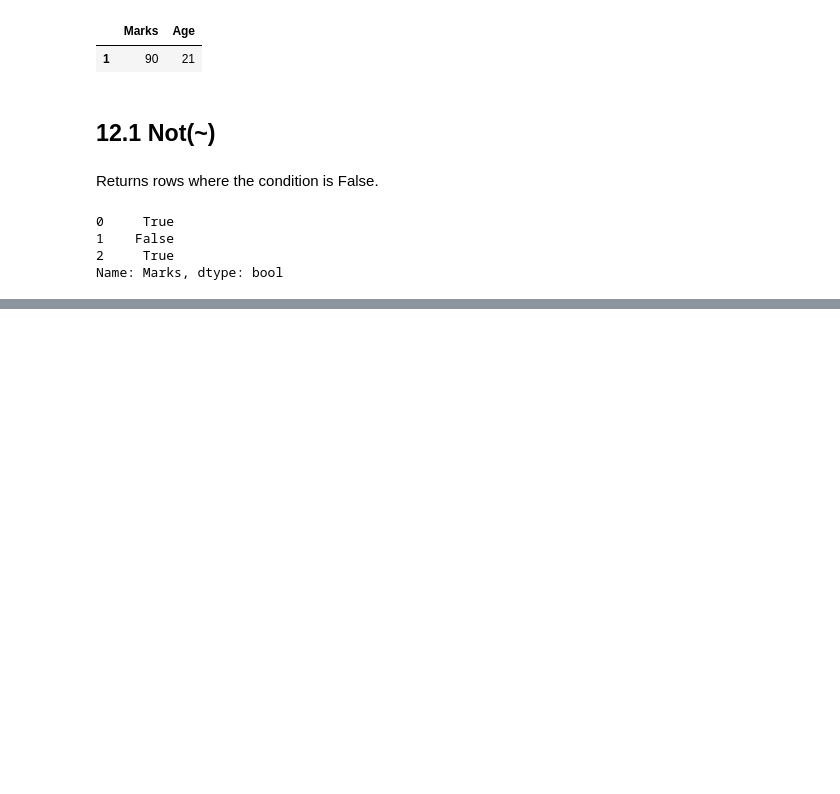
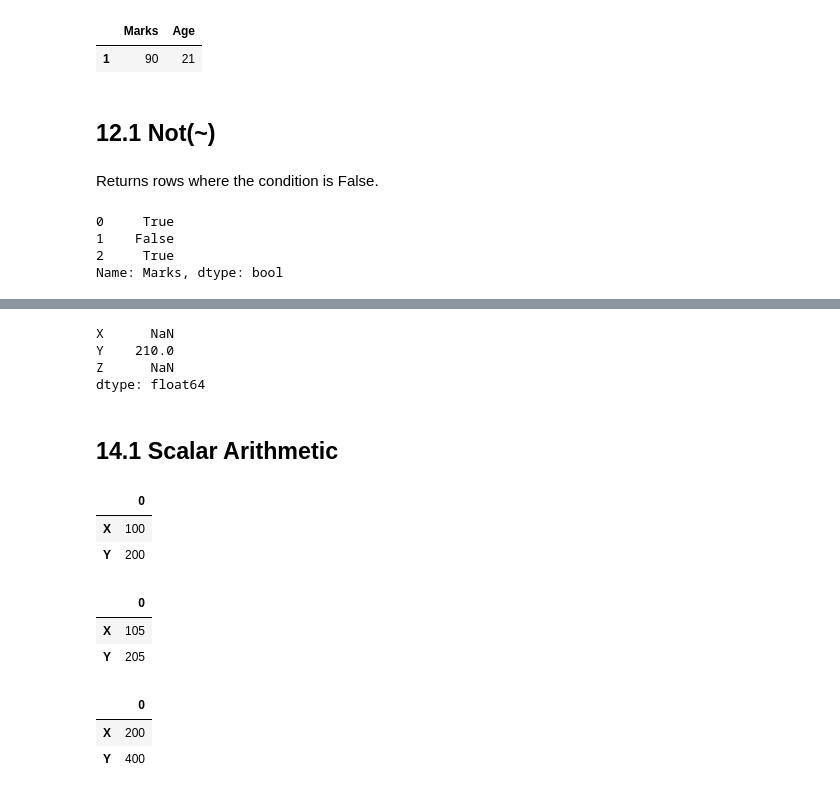
Before and after one commit to kshitij-commit/DataScience, a Jupyter notebook: 03_pandas/02_dataframe.ipynb, the cells around one changed output, grey strips where cells are left out. Saved outputs shown, nothing was run; the diff lists cells and outputs as text; code cells hidden in the pictures; blank space fills up the shorter version.

```diff
--- a/03_pandas/02_dataframe.ipynb
+++ b/03_pandas/02_dataframe.ipynb
@@ -995,0 +1145,41 @@ Name: Marks, dtype: bool
+# %%
+"Example 2"
+
+s1 = pd.Series([100,200], index=["X","Y"])
+
+s2 = pd.Series([10,20], index=["Y","Z"])
+
+s1 + s2
+# %% [output]
+X      NaN
+Y    210.0
+Z      NaN
+dtype: float64
+# %% [markdown]
+## 14.1 Scalar Arithmetic
+# %%
+"Example 1"
+
+
+s1 = pd.Series([100,200], index=["X","Y"])
+
+
+
+df = pd.DataFrame(s1)
+df
+# %% [output]
+|  | 0 |
+| X | 100 |
+| Y | 200 |
+# %%
+df + 5
+# %% [output]
+|  | 0 |
+| X | 105 |
+| Y | 205 |
+# %%
+df * 2
+# %% [output]
+|  | 0 |
+| X | 200 |
+| Y | 400 |
```
Also changed, not shown: parts of 15 cells of this notebook.
